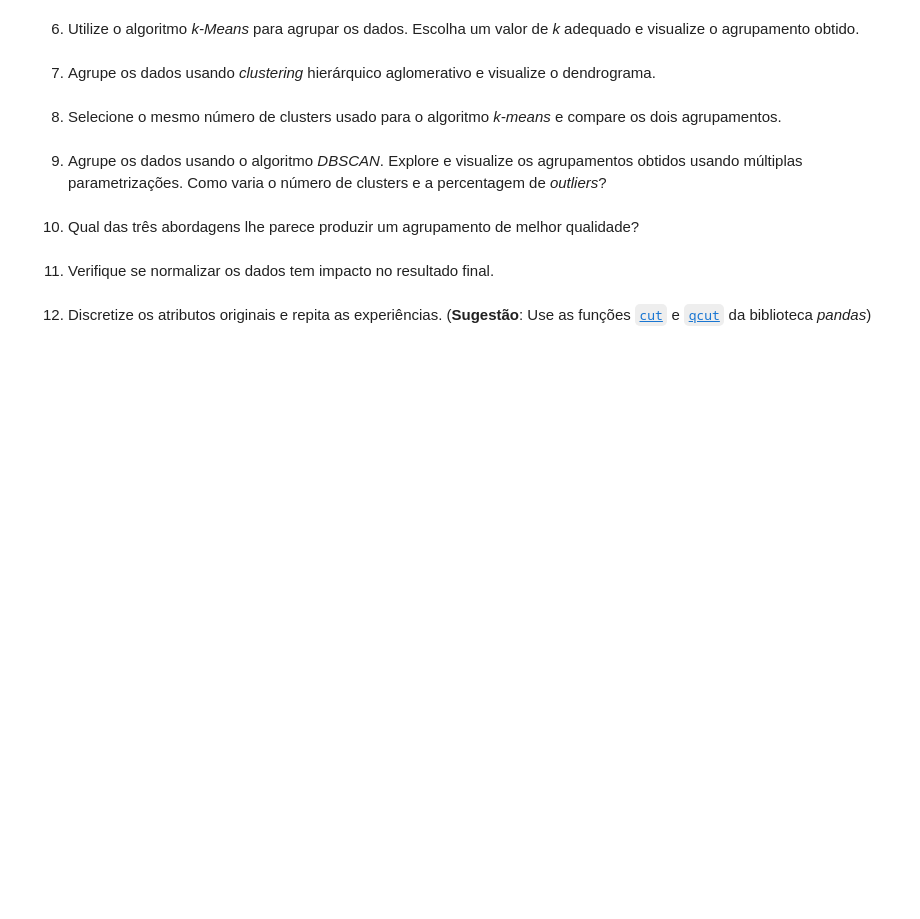
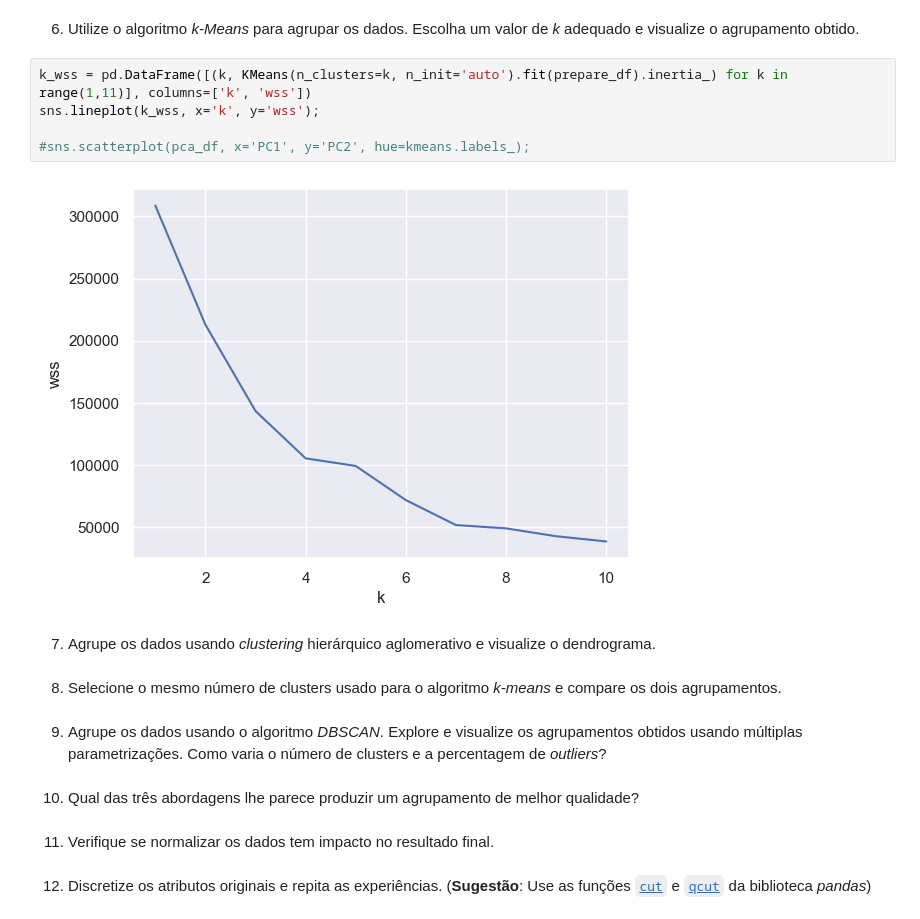
Before and after one commit to Ruisth/DECD, a Jupyter notebook: notebooks/07-exercises.ipynb, the cells around one changed output. Saved outputs shown, nothing was run; the diff lists cells and outputs as text; blank space fills up the shorter version.

```diff
--- a/notebooks/07-exercises.ipynb
+++ b/notebooks/07-exercises.ipynb
@@ -92,5 +102,12 @@ sns.pairplot(prepare_df)
 # %% [markdown]
 6. Utilize o algoritmo *k-Means* para agrupar os dados. Escolha um valor de *k* adequado e visualize o agrupamento obtido.
+# %%
+k_wss = pd.DataFrame([(k, KMeans(n_clusters=k, n_init='auto').fit(prepare_df).inertia_) for k in range(1,11)], columns=['k', 'wss'])
+sns.lineplot(k_wss, x='k', y='wss');
+
+#sns.scatterplot(pca_df, x='PC1', y='PC2', hue=kmeans.labels_);
+# %% [output]
+[figure, added]
 # %% [markdown]
 7. Agrupe os dados usando *clustering* hierárquico aglomerativo e visualize o dendrograma.
 # %% [markdown]
```
Also changed, not shown: parts of 2 cells of this notebook.
